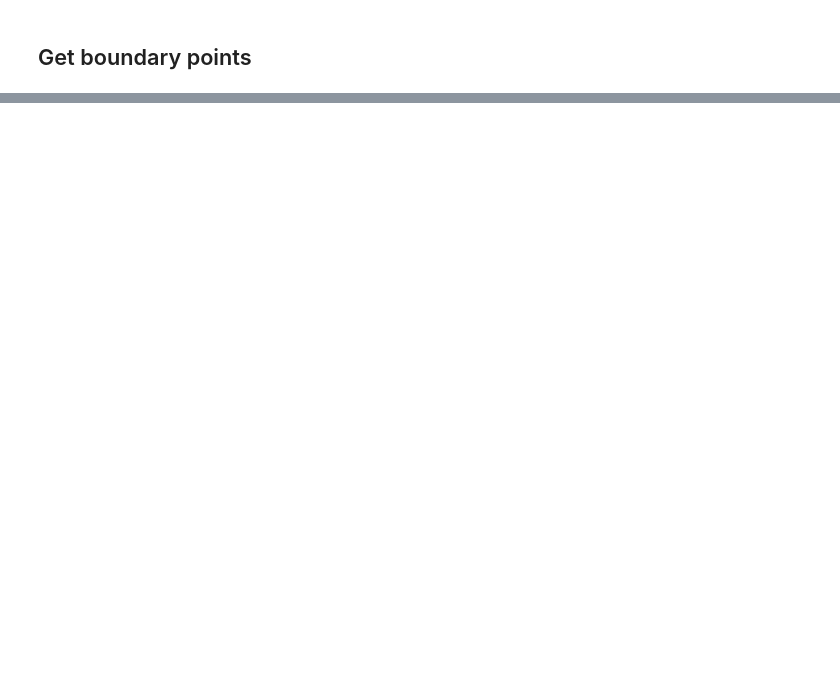
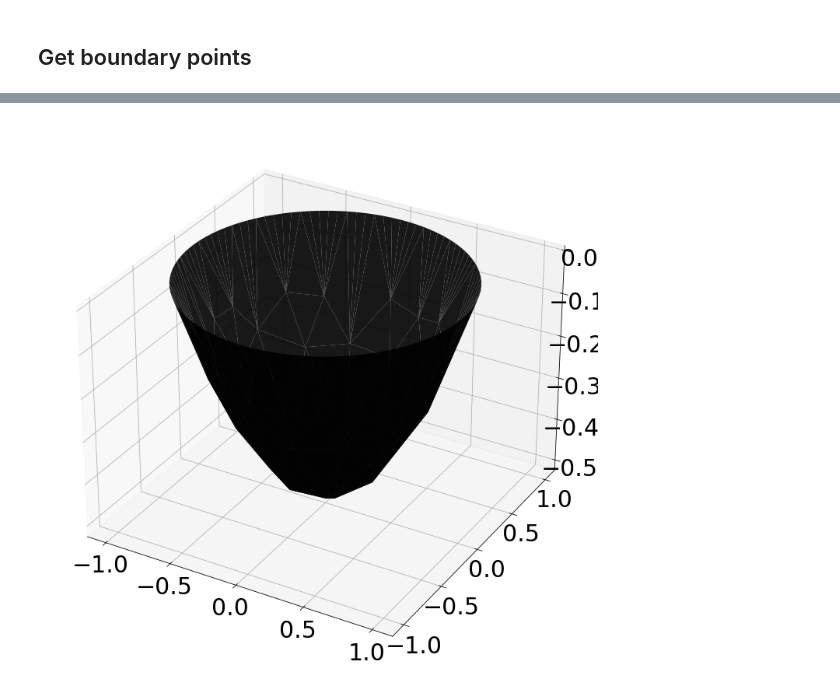
Before and after one commit to kamosevoyan/Diploma_work, a Jupyter notebook: Notebooks/Poisson_equation_solution_on_polygonal_domain.ipynb, the cells around one changed output, grey strips where cells are left out. Cells and saved outputs as stored; diff of their text form; code cells hidden in the pictures; blank space fills up the shorter version.

```diff
--- a/Notebooks/Poisson_equation_solution_on_polygonal_domain.ipynb
+++ b/Notebooks/Poisson_equation_solution_on_polygonal_domain.ipynb
@@ -14,7 +14,7 @@ seg = np.array([[j, j+1] for j in range(points.shape[0]-1)] + [[points.shape[0]
 # %% [markdown]
 # Mesh
 # %%
-cndt = triangulate({"vertices":points, "segments":seg}, opts="Rpq30a0.001ne")
+cndt = triangulate({"vertices":points, "segments":seg}, opts="Rpq11a0.1ne")
 # %%
 %matplotlib inline
 fig, ax = plt.subplots(figsize=(14, 14))
@@ -147,19 +151,21 @@ for j in range(3):
     S[indices[:-1]] += c[triangles][indices[-1]][:,j] * nom / areas[indices[-1]]
 # %%
 %matplotlib widget
-fig = plt.figure(figsize=(30, 30))
+fig = plt.figure(figsize=(10, 10))
 ax = plt.axes(projection='3d')
 ax.xaxis.set_tick_params(labelsize=30)
 ax.yaxis.set_tick_params(labelsize=30)
 ax.zaxis.set_tick_params(labelsize=30)
 # ax.plot_surface(xx, yy, S, color='blue')
 # ax.plot_wireframe(xx, yy, S, color="black")
 # ax.set_box_aspect((np.ptp(xx), np.ptp(yy), 2 * np.ptp(c)))
 # ax.scatter(points[:, 0], points[:, 1], c, color="red")
 ax.plot_trisurf(points[:, 0], points[:, 1], c, color="black", alpha=0.9)
 fig.tight_layout()
 # fig.savefig("../images/poisson_equation_on_unit_circle_solution")
 plt.show()
+# %% [output]
+[figure, added]
 # %%
 %matplotlib inline
 fig, ax = plt.subplots(figsize=(10, 10))
```
Also changed, not shown: parts of 4 cells of this notebook, 21 other files.
